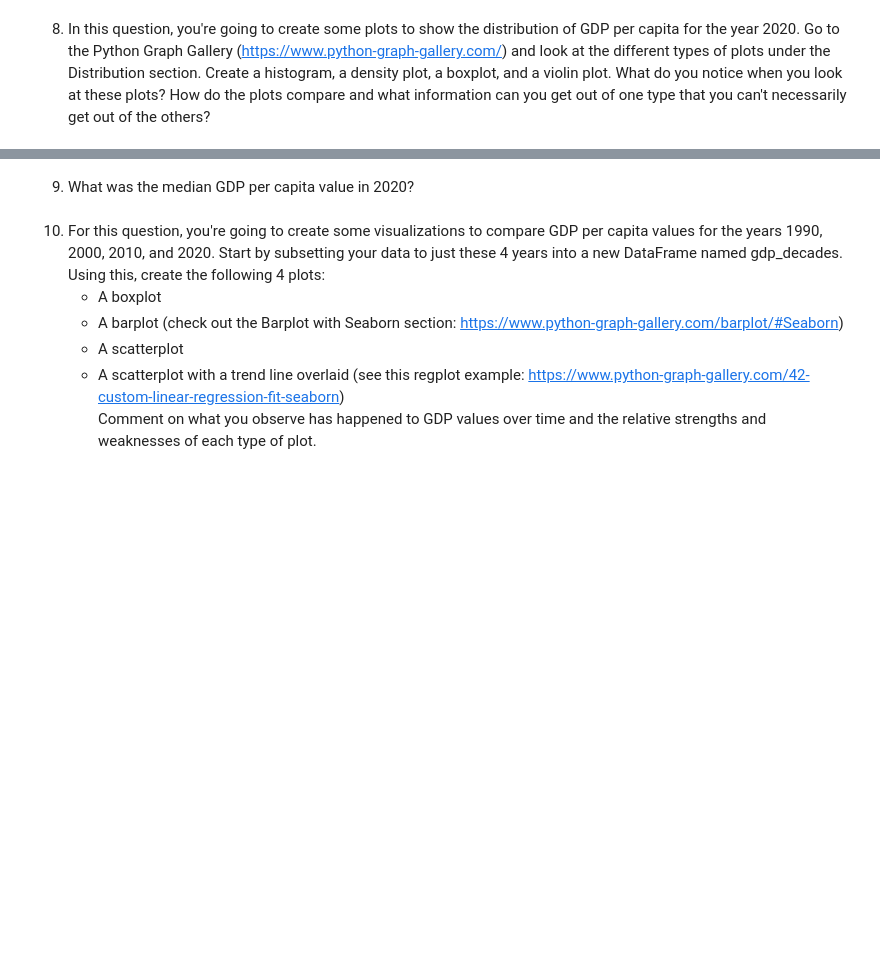
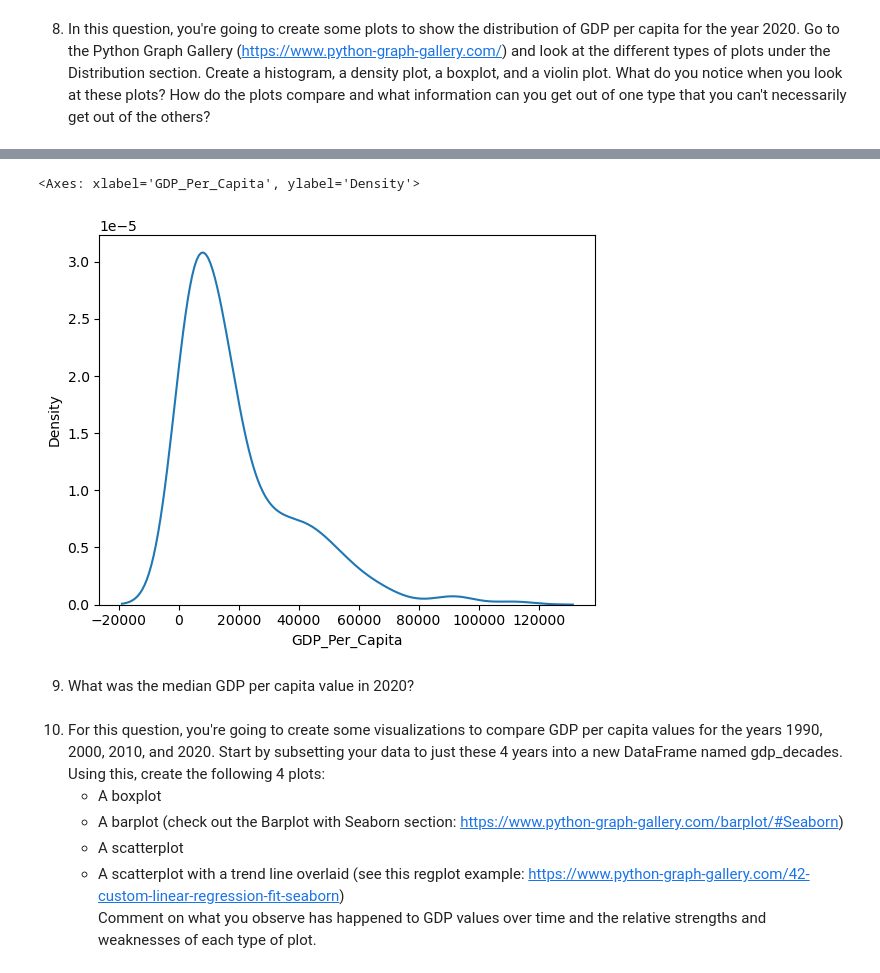
Before and after one commit to NSS-Data-Analytics-Cohort-12/un-python-Shenderson9, a Jupyter notebook: notebooks/UNproject.ipynb, the cells around one changed output, grey strips where cells are left out. Cells and saved outputs as stored; diff of their text form; code cells hidden in the pictures; blank space fills up the shorter version.

```diff
--- a/notebooks/UNproject.ipynb
+++ b/notebooks/UNproject.ipynb
@@ -73,0 +155,5 @@ Number of countries with data for all years: 7662
+# %%
+sns.kdeplot(gdp_2020['GDP_Per_Capita'])
+# %% [output]
+<Axes: xlabel='GDP_Per_Capita', ylabel='Density'>
+[figure, added]
```
Also changed, not shown: parts of 9 cells of this notebook.
